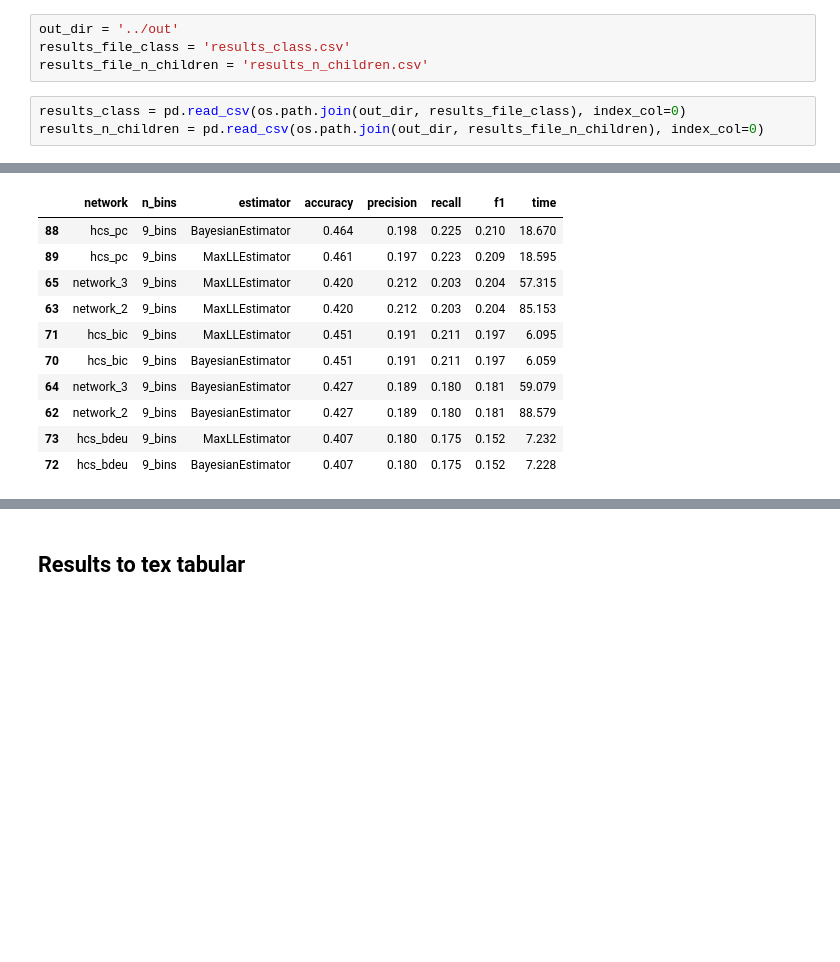
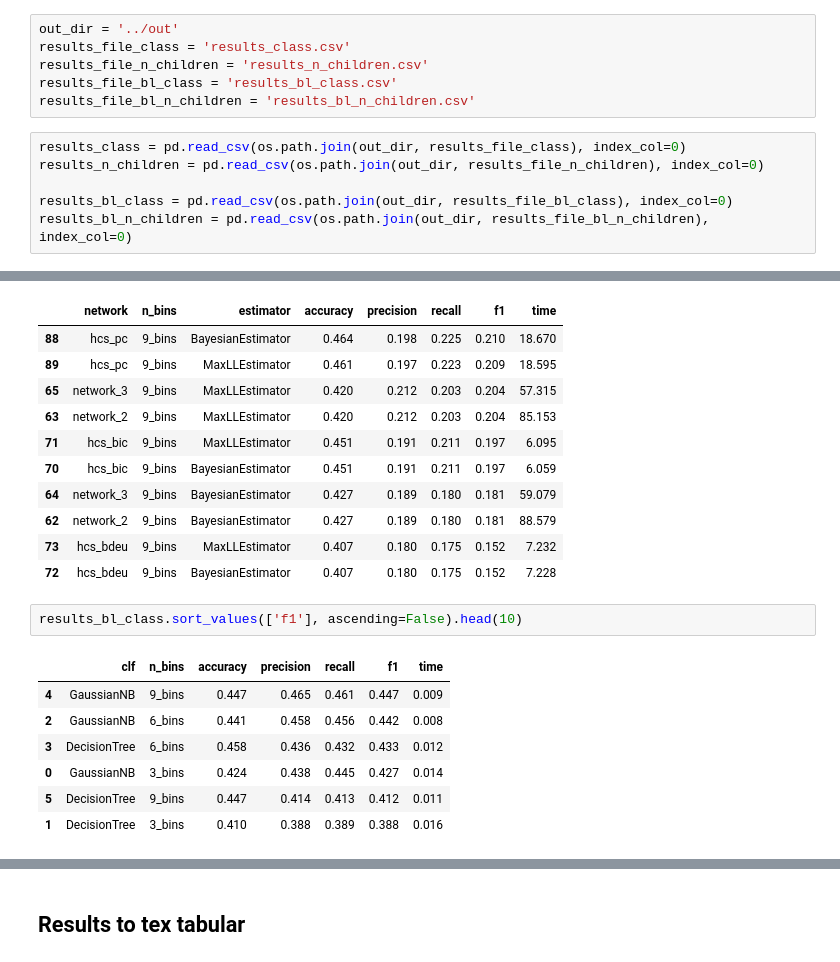
Before and after one commit to weronikakedzior/probabilistic-graphical-models-project, a Jupyter notebook: notebooks/results_processing.ipynb, the cells around one changed output, grey strips where cells are left out. Drawn from its saved outputs; the diff is of its cells as text; blank space fills up the shorter version.

Commit message:
baselile results processing

```diff
--- a/notebooks/results_processing.ipynb
+++ b/notebooks/results_processing.ipynb
@@ -17,9 +17,14 @@ warnings.filterwarnings('ignore')
 out_dir = '../out'
 results_file_class = 'results_class.csv'
 results_file_n_children = 'results_n_children.csv'
+results_file_bl_class = 'results_bl_class.csv'
+results_file_bl_n_children = 'results_bl_n_children.csv'
 # %%
 results_class = pd.read_csv(os.path.join(out_dir, results_file_class), index_col=0)
 results_n_children = pd.read_csv(os.path.join(out_dir, results_file_n_children), index_col=0)
+
+results_bl_class = pd.read_csv(os.path.join(out_dir, results_file_bl_class), index_col=0)
+results_bl_n_children = pd.read_csv(os.path.join(out_dir, results_file_bl_n_children), index_col=0)
 # %% [markdown]
 ## Find best and worse results
 # %%
@@ -50,3 +55,13 @@ results_n_children.sort_values(['f1'], ascending=False).tail(10)
 | 62 | network_2 | 9_bins | BayesianEstimator | 0.427 | 0.189 | 0.180 | 0.181 | 88.579 |
 | 73 | hcs_bdeu | 9_bins | MaxLLEstimator | 0.407 | 0.180 | 0.175 | 0.152 | 7.232 |
 | 72 | hcs_bdeu | 9_bins | BayesianEstimator | 0.407 | 0.180 | 0.175 | 0.152 | 7.228 |
+# %%
+results_bl_class.sort_values(['f1'], ascending=False).head(10)
+# %% [output]
+|  | clf | n_bins | accuracy | precision | recall | f1 | time |
+| 4 | GaussianNB | 9_bins | 0.447 | 0.465 | 0.461 | 0.447 | 0.009 |
+| 2 | GaussianNB | 6_bins | 0.441 | 0.458 | 0.456 | 0.442 | 0.008 |
+| 3 | DecisionTree | 6_bins | 0.458 | 0.436 | 0.432 | 0.433 | 0.012 |
+| 0 | GaussianNB | 3_bins | 0.424 | 0.438 | 0.445 | 0.427 | 0.014 |
+| 5 | DecisionTree | 9_bins | 0.447 | 0.414 | 0.413 | 0.412 | 0.011 |
+| 1 | DecisionTree | 3_bins | 0.410 | 0.388 | 0.389 | 0.388 | 0.016 |
```
Also changed, not shown: parts of 3 cells of this notebook.
